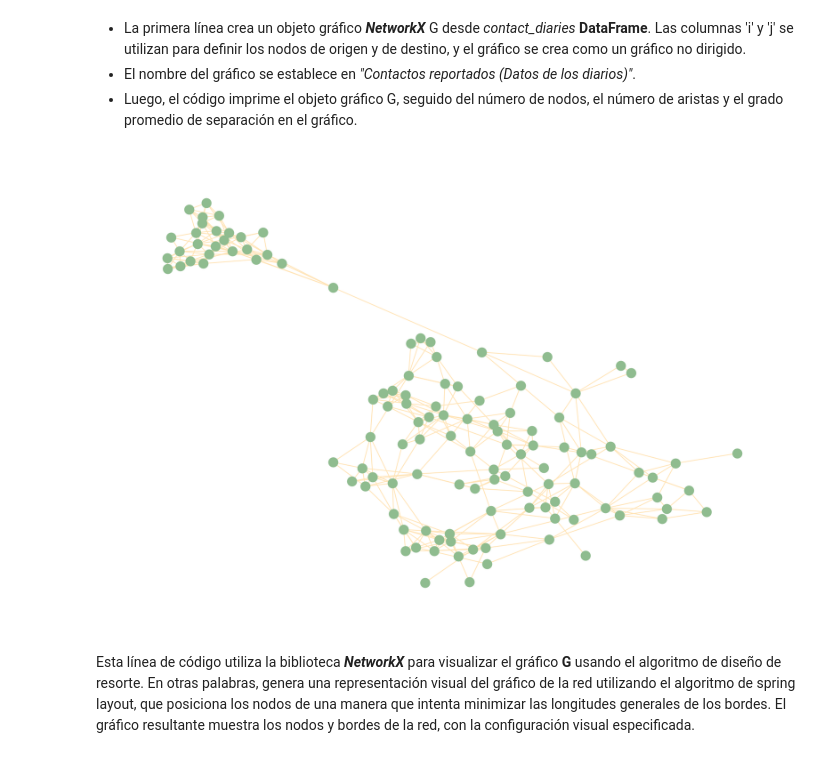
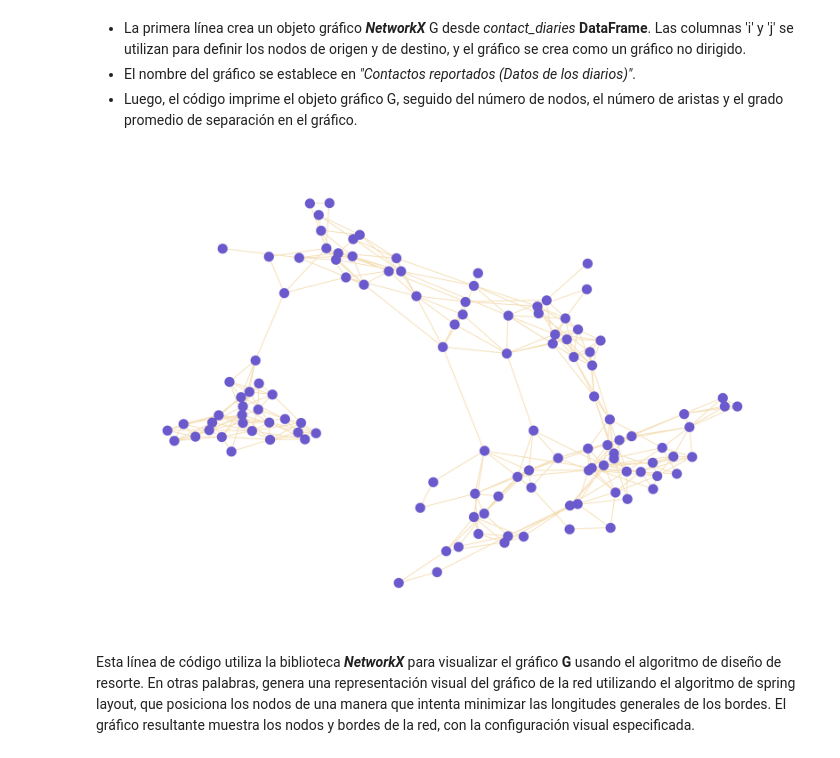
Before and after one commit to StacyLup/Ciencias-Sociales-Computacionales, a Jupyter notebook: notebooks/Notebook8.ipynb, the cells around one changed output. Drawn from its saved outputs; the diff is of its cells as text; code cells hidden in the pictures.

```diff
--- a/notebooks/Notebook8.ipynb
+++ b/notebooks/Notebook8.ipynb
@@ -44,9 +44,9 @@ Promedio de grados de separación 5.8
 - El nombre del gráfico se establece en _"Contactos reportados (Datos de los diarios)"_.
 - Luego, el código imprime el objeto gráfico G, seguido del número de nodos, el número de aristas y el grado promedio de separación en el gráfico.
 # %%
-nx.draw_spring(G, with_labels = None, node_color="darkseagreen", edge_color="moccasin", node_size=30, width=.5)
+nx.draw_spring(G, with_labels = None, node_color="slateblue", edge_color="wheat", node_size=30, width=.5)
 # %% [output]
-[figure, old version]
+[figure, new version]
 # %% [markdown]
 Esta línea de código utiliza la biblioteca _**NetworkX**_ para visualizar el gráfico **G** usando el algoritmo de diseño de resorte. En otras palabras, genera una representación visual del gráfico de la red utilizando el algoritmo de spring layout, que posiciona los nodos de una manera que intenta minimizar las longitudes generales de los bordes. El gráfico resultante muestra los nodos y bordes de la red, con la configuración visual especificada.
 # %%
```
Also changed, not shown: parts of 1 cell of this notebook, 13 other files.
